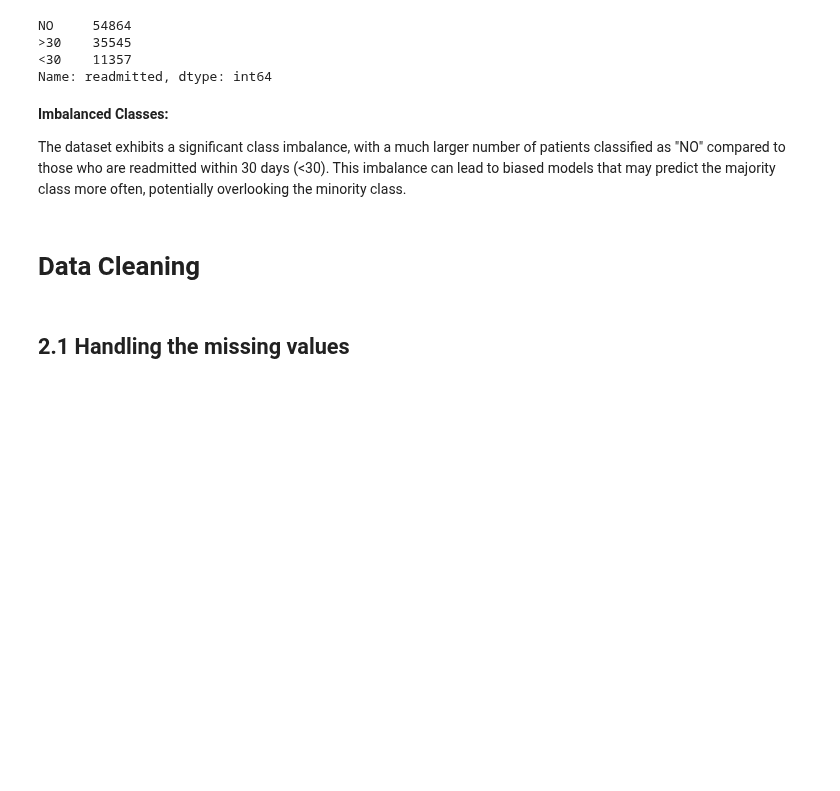
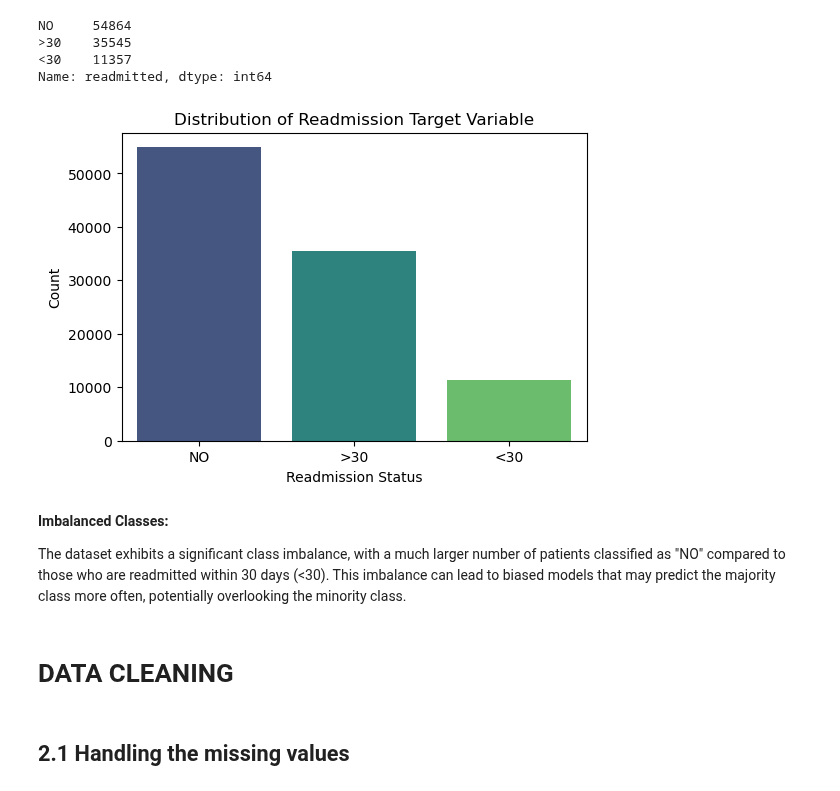
Before and after one commit to Jodhiamboapiyo/Diabetes_130-US_Hospitals_1999-2008, a Jupyter notebook: Index.ipynb, the cells around one changed output. Saved outputs shown, nothing was run; the diff lists cells and outputs as text; code cells hidden in the pictures; blank space fills up the shorter version.

```diff
--- a/Index.ipynb
+++ b/Index.ipynb
@@ -100,12 +100,28 @@ NO     54864
 >30    35545
 <30    11357
 Name: readmitted, dtype: int64
+# %%
+import matplotlib.pyplot as plt
+import seaborn as sns
+
+# Get value counts
+readmitted_counts = df1['readmitted'].value_counts()
+
+# Plot
+plt.figure(figsize=(6, 4))
+sns.barplot(x=readmitted_counts.index, y=readmitted_counts.values, palette='viridis')
+plt.title('Distribution of Readmission Target Variable')
+plt.xlabel('Readmission Status')
+plt.ylabel('Count')
+plt.show()
+# %% [output]
+[figure, added]
 # %% [markdown]
 **Imbalanced Classes:**
 
 The dataset exhibits a significant class imbalance, with a much larger number of patients classified as "NO" compared to those who are readmitted within 30 days (<30). This imbalance can lead to biased models that may predict the majority class more often, potentially overlooking the minority class.
-# %% [markdown]
-# Data Cleaning
+# %% [markdown]
+# DATA CLEANING
 # %% [markdown]
 ## 2.1 Handling the missing values
 # %%
```
Also changed, not shown: parts of 26 cells of this notebook.
